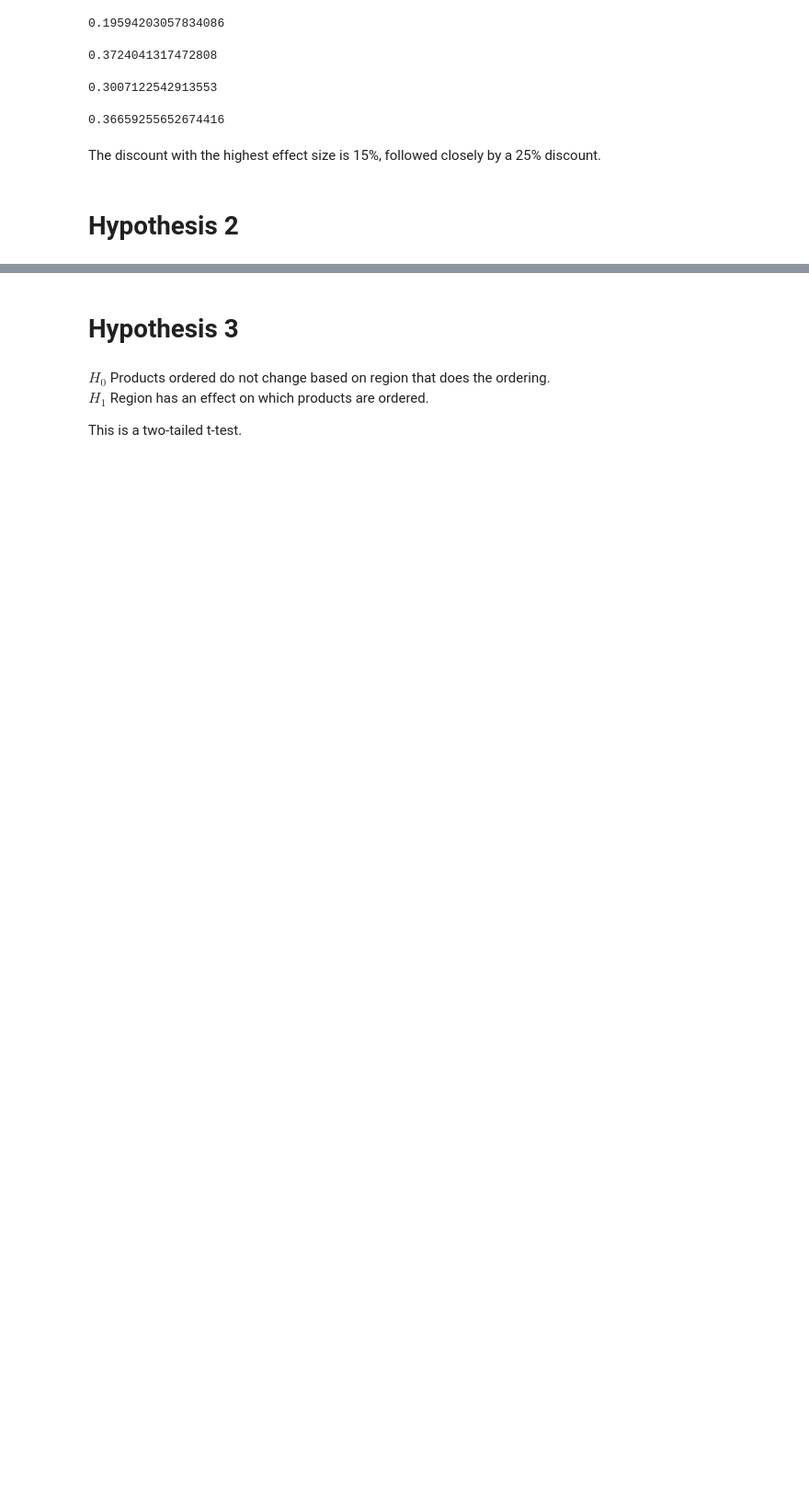
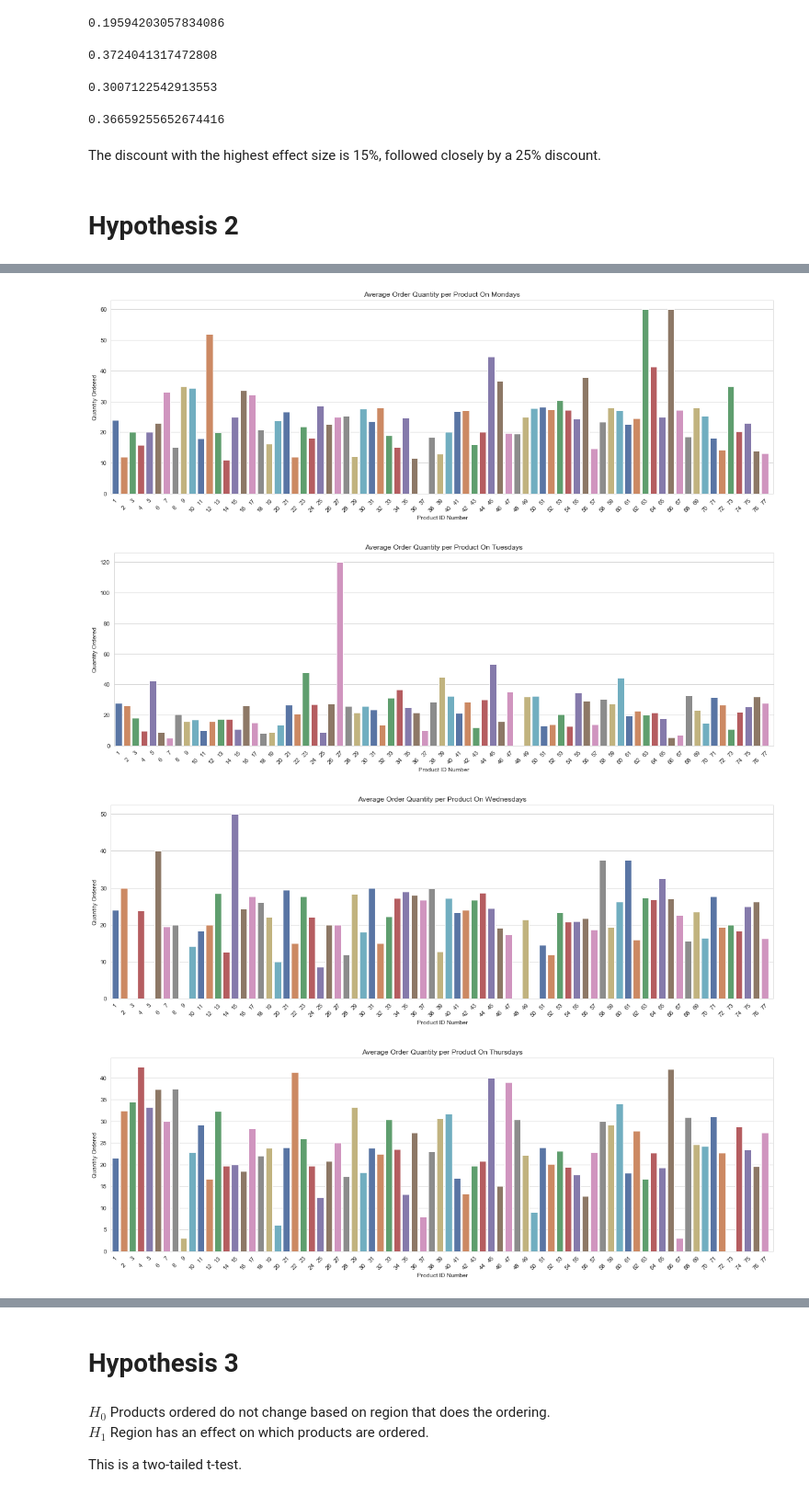
Before and after one commit to akelly66/Flatiron-School, a Jupyter notebook: Mod03/Mod03-Final-Project/Mod03 Final Project.ipynb, the cells around one changed output, grey strips where cells are left out. Shown: that part at 92% size. Drawn from its saved outputs; the diff is of its cells as text; code cells hidden in the pictures; blank space fills up the shorter version.

```diff
--- a/Mod03/Mod03-Final-Project/Mod03 Final Project.ipynb
+++ b/Mod03/Mod03-Final-Project/Mod03 Final Project.ipynb
@@ -255,0 +239,3 @@ array(['Chai', 'Chang', 'Aniseed Syrup', "Chef Anton's Cajun Seasoning",
+# %%
+order_df['OrderDate'] = pd.to_datetime(order_df.OrderDate)
+order_df['day_of_week'] = order_df['OrderDate'].dt.day_name()
@@ -255,0 +266,9 @@ array(['Chai', 'Chang', 'Aniseed Syrup', "Chef Anton's Cajun Seasoning",
+# %%
+weekday_quantity_pivot = pd.pivot_table(order_df,
+                                      index="ProductId",
+
+                                      columns='day_of_week',
+                                      values="Quantity",
+                                      fill_value=0.0,
+                                      margins=True)
+weekday_quantity_pivot.head()
@@ -255,0 +283,5 @@ array(['Chai', 'Chang', 'Aniseed Syrup', "Chef Anton's Cajun Seasoning",
+# %%
+weekday_quantity = pd.DataFrame(weekday_quantity_pivot.to_records())
+# %%
+
+weekday_quantity.drop(77, axis=0, inplace=True)
@@ -255,0 +297,19 @@ array(['Chai', 'Chang', 'Aniseed Syrup', "Chef Anton's Cajun Seasoning",
+# %%
+order_days = ["Monday", "Tuesday", "Wednesday", "Thursday", "Sunday"]
+for day in order_days:
+
+    fig = plt.figure(figsize=(20, 6))
+    ax = fig.add_subplot(111)
+    sns.barplot(weekday_quantity.ProductId, weekday_quantity[day], palette="deep")
+    ax.set_xticks(range(0,78,1))
+    ax.set_xticklabels( range(1,78,1), rotation=45)
+    for tick in ax.xaxis.get_major_ticks()[1::2]:
+        tick.set_pad(15)
+    plt.xlabel("Product ID Number")
+    plt.ylabel("Quantity Ordered")
+    plt.title(f"Average Order Quantity per Product On {day}s");
+# %% [output]
+[figure, added]
+[figure, added]
+[figure, added]
+[figure, added]
```
Also changed, not shown: parts of 16 cells of this notebook.
